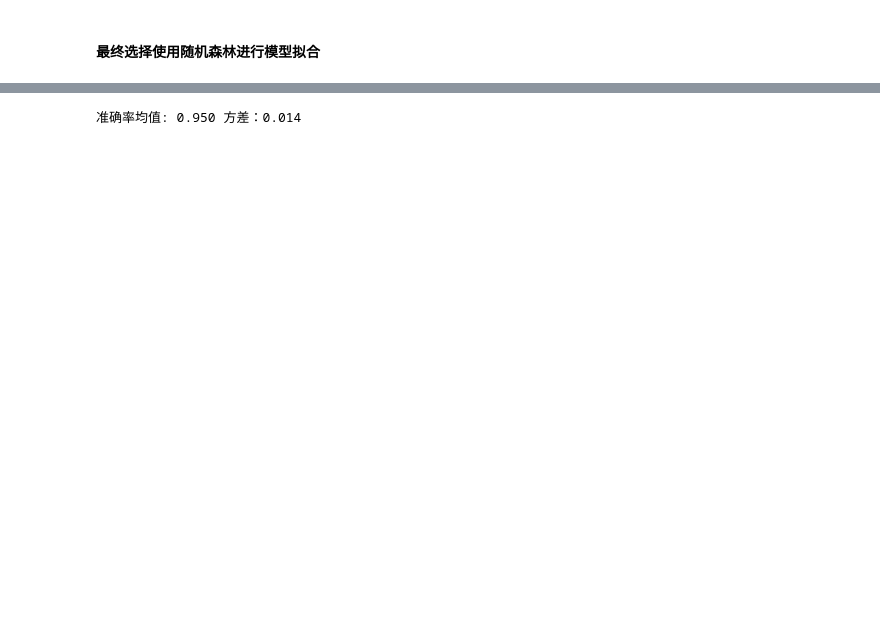
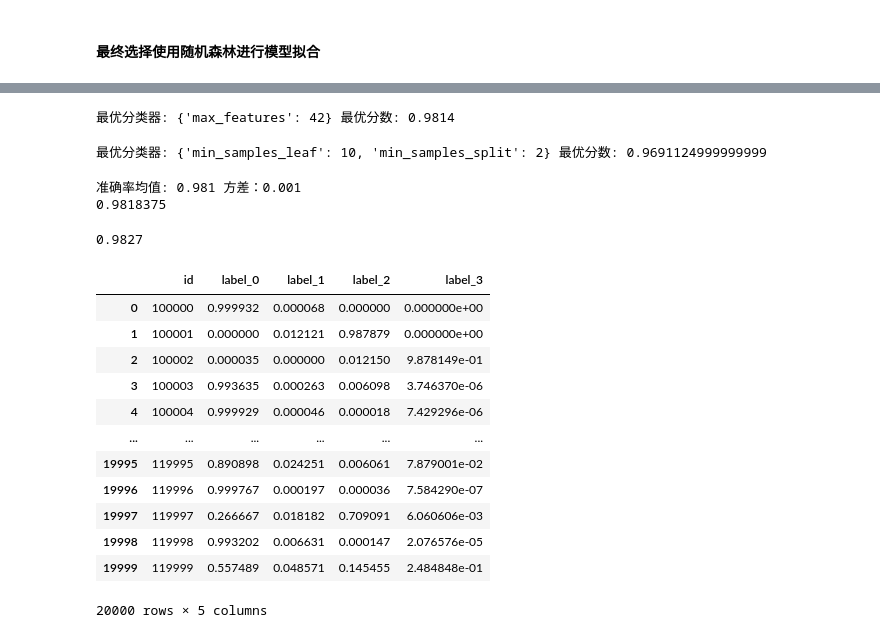
Before and after one commit to Liesy/machine-learning, a Jupyter notebook: project/心跳信号分类预测.ipynb, the cells around one changed output, grey strips where cells are left out. Cells and saved outputs as stored; diff of their text form; code cells hidden in the pictures; blank space fills up the shorter version.

```diff
--- a/project/心跳信号分类预测.ipynb
+++ b/project/心跳信号分类预测.ipynb
@@ -267,8 +252,48 @@ for dic in params:
+# %%
+rfc=RandomForestClassifier(n_estimators=165,max_depth=40,random_state=90)
+params2={'max_features':np.arange(5,50,1)}
+bestModel=GridSearchCV(rfc,param_grid=params2,cv=10,n_jobs = -1)
+bestModel.fit(feature_train,label_train)
+print('最优分类器:',bestModel.best_params_,'最优分数:', bestModel.best_score_)
+# %% [output]
+最优分类器: {'max_features': 42} 最优分数: 0.9814
+# %%
+rfc=RandomForestClassifier(n_estimators=165,max_depth=40,random_state=90)
+params3={'min_samples_leaf':np.arange(10, 1+50, 5),'min_samples_split':np.arange(2, 2+20, 2)}
+bestModel=GridSearchCV(rfc,param_grid=params3,cv=10,n_jobs=-1)
+bestModel.fit(feature_train,label_train)
+print('最优分类器:',bestModel.best_params_,'最优分数:', bestModel.best_score_)
+# %% [output]
+最优分类器: {'min_samples_leaf': 10, 'min_samples_split': 2} 最优分数: 0.9691124999999999
 # %%
-# 确定最终模型
-rfc=RandomForestClassifier(n_estimators=72,max_features=30,random_state=90)
-cv=RepeatedStratifiedKFold(n_splits=10,n_repeats=3,random_state=1)
-rfc_scores=cross_val_score(rfc,feature_train,label_train,cv=10)
+# 确定最终模型，并在测试集上验证
+rfc=RandomForestClassifier(n_estimators=165,max_depth=40,max_features=42,random_state=90,oob_score=True)
+rfc.fit(feature_train,label_train)
+rfc_scores=cross_val_score(rfc,feature_train,label_train,cv=10,n_jobs=-1)
 print('准确率均值: %.3f 方差：%.3f' % (np.mean(rfc_scores), np.std(rfc_scores)))
+print(rfc.oob_score_) # 袋外分数，反应模型的泛化能力
+rfc.score(feature_test,label_test)
 # %% [output]
-准确率均值: 0.950 方差：0.014
+准确率均值: 0.981 方差：0.001
+0.9818375
+0.9827
+# %%
+# 给出最终提交结果
+res=rfc.predict_proba(x_test)
+output=pd.DataFrame({'id':testA_data['id'],'label_0':res[:,0],'label_1':res[:,1],'label_2':res[:,2],'label_3':res[:,3]})
+output['id']=output['id'].astype(np.int32)
+output
+# %% [output]
+|  | id | label_0 | label_1 | label_2 | label_3 |
+| 0 | 100000 | 0.999932 | 0.000068 | 0.000000 | 0.000000e+00 |
+| 1 | 100001 | 0.000000 | 0.012121 | 0.987879 | 0.000000e+00 |
+| 2 | 100002 | 0.000035 | 0.000000 | 0.012150 | 9.878149e-01 |
+| 3 | 100003 | 0.993635 | 0.000263 | 0.006098 | 3.746370e-06 |
+| 4 | 100004 | 0.999929 | 0.000046 | 0.000018 | 7.429296e-06 |
+| ... | ... | ... | ... | ... | ... |
+| 19995 | 119995 | 0.890898 | 0.024251 | 0.006061 | 7.879001e-02 |
+| 19996 | 119996 | 0.999767 | 0.000197 | 0.000036 | 7.584290e-07 |
+| 19997 | 119997 | 0.266667 | 0.018182 | 0.709091 | 6.060606e-03 |
+| 19998 | 119998 | 0.993202 | 0.006631 | 0.000147 | 2.076576e-05 |
+| 19999 | 119999 | 0.557489 | 0.048571 | 0.145455 | 2.484848e-01 |
+20000 rows × 5 columns
```
Also changed, not shown: parts of 10 cells of this notebook, 8 other files.
